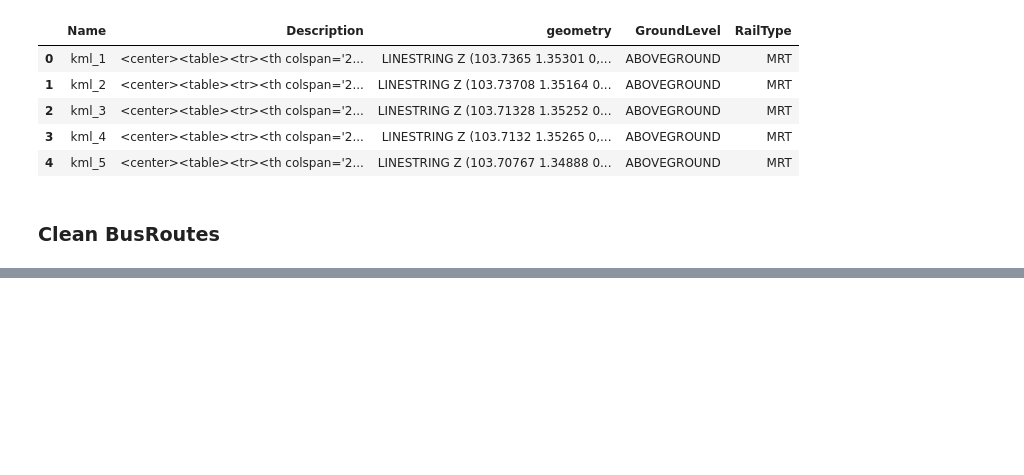
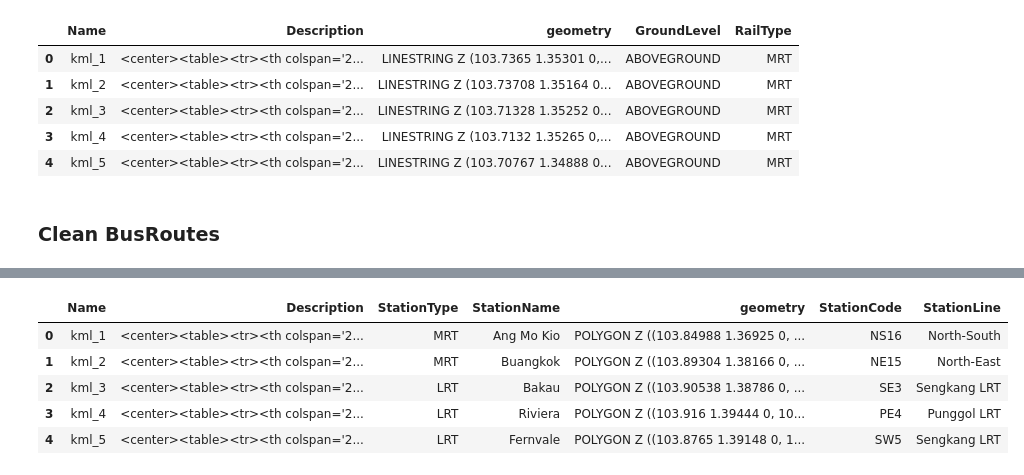
Before and after one commit to ajjajjajjajj/dsa4264-lta-geospatial, a Jupyter notebook: data/clean_data.ipynb, the cells around one changed output, grey strips where cells are left out. Drawn from its saved outputs; the diff is of its cells as text; code cells hidden in the pictures; blank space fills up the shorter version.

```diff
--- a/data/clean_data.ipynb
+++ b/data/clean_data.ipynb
@@ -185,0 +220,46 @@ BusRoutes.to_json('cleaned/BusRoutes.json', orient='records', lines=True)
+# %%
+def get_train_service_lines(stn_code):
+    mapping = {
+        'NS': 'North-South',
+        'EW': 'East-West',
+        'CG': 'East-West',
+        'NE': 'North-East',
+        'CC': 'Circle',
+        'CE': 'Circle',
+        'DT': 'Downtown',
+        'TE': 'Thomson East Coast',
+        'BP': 'Bukit Panjang LRT',
+        'ST': 'Sengkang LRT', # STC is Sengkang LRT
+        'SE': 'Sengkang LRT',
+        'SW': 'Sengkang LRT',
+        'PW': 'Punggol LRT',
+        'PE': 'Punggol LRT',
+        'PT': 'Punggol LRT',  # PTC is Punggol LRT
+    }
+    line = mapping.get(stn_code[:2], None) # todo support more than 1 line
+
+    return line
+# %%
+
+
+RailStations = gpd.read_file('cleaned/RailStations.geojson')
+RailStations['StationName'] = RailStations['Description'].apply(lambda desc: re.sub(r"\b(STATION|INTERCHANGE)\b", "", re.search(r'<th>NAME</th>\s*<td>(.*?)</td>', desc).group(1)).strip().lower())
+
+# Merge the train_station_data with the GeoDataFrame on the StationName column
+merged_data = pd.merge(RailStations, train_station_data, on='StationName', how='left')
+# Capitalize the first letter of each StationName
+merged_data['StationName'] = merged_data['StationName'].str.title()
+# Rename the 'stn_code' column to 'StationCode'
+merged_data.rename(columns={'stn_code': 'StationCode'}, inplace=True)
+# BEGIN: Add StationLine
+merged_data['StationCode'] = merged_data['StationCode'].astype(str)
+merged_data['StationLine'] = merged_data['StationCode'].apply(get_train_service_lines)
+
+merged_data.head()
+# %% [output]
+|  | Name | Description | StationType | StationName | geometry | StationCode | StationLine |
+| 0 | kml_1 | <center><table><tr><th colspan='2... | MRT | Ang Mo Kio | POLYGON Z ((103.84988 1.36925 0, ... | NS16 | North-South |
+| 1 | kml_2 | <center><table><tr><th colspan='2... | MRT | Buangkok | POLYGON Z ((103.89304 1.38166 0, ... | NE15 | North-East |
+| 2 | kml_3 | <center><table><tr><th colspan='2... | LRT | Bakau | POLYGON Z ((103.90538 1.38786 0, ... | SE3 | Sengkang LRT |
+| 3 | kml_4 | <center><table><tr><th colspan='2... | LRT | Riviera | POLYGON Z ((103.916 1.39444 0, 10... | PE4 | Punggol LRT |
+| 4 | kml_5 | <center><table><tr><th colspan='2... | LRT | Fernvale | POLYGON Z ((103.8765 1.39148 0, 1... | SW5 | Sengkang LRT |
```
Also changed, not shown: parts of 5 cells of this notebook, 6 other files.
